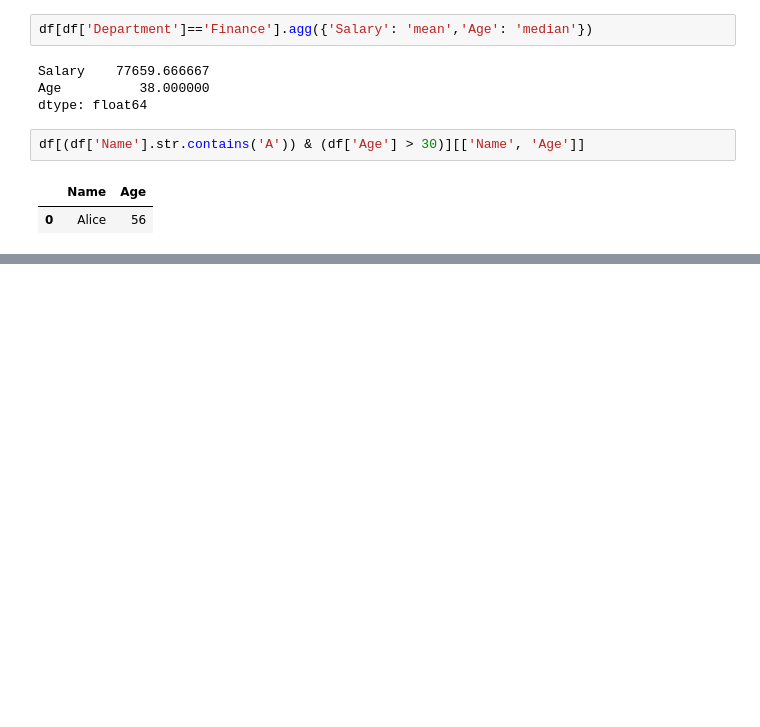
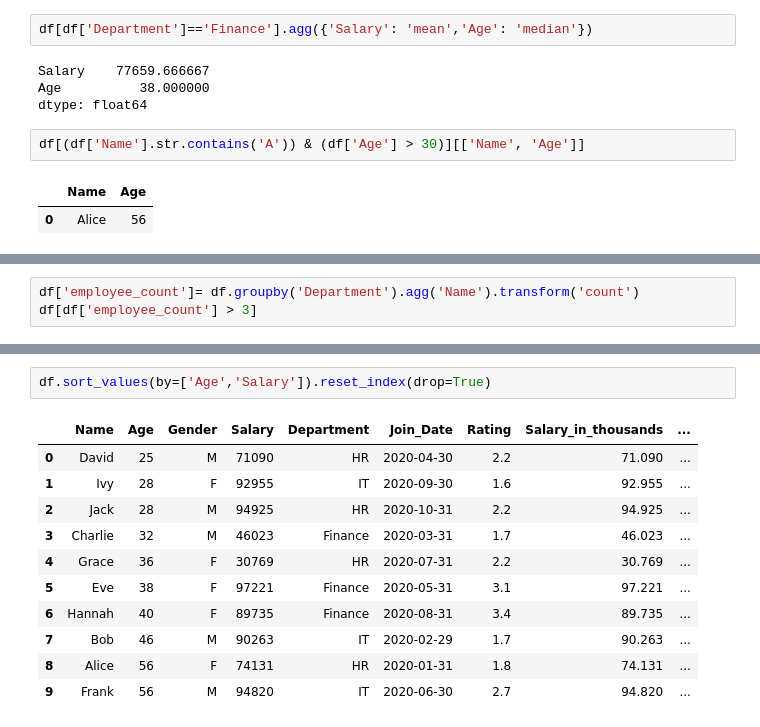
Before and after one commit to pm1905/PythonPractice, a Jupyter notebook: DataframePractice.ipynb, the cells around one changed output, grey strips where cells are left out. Saved outputs shown, nothing was run; the diff lists cells and outputs as text; blank space fills up the shorter version.

```diff
--- a/DataframePractice.ipynb
+++ b/DataframePractice.ipynb
@@ -206,0 +327,3 @@ df[(df['Name'].str.contains('A')) & (df['Age'] > 30)][['Name', 'Age']]
+# %%
+df['employee_count']= df.groupby('Department').agg('Name').transform('count')
+df[df['employee_count'] > 3]
@@ -206,0 +367,14 @@ df[(df['Name'].str.contains('A')) & (df['Age'] > 30)][['Name', 'Age']]
+# %%
+df.sort_values(by=['Age','Salary']).reset_index(drop=True)
+# %% [output]
+|  | Name | Age | Gender | Salary | Department | Join_Date | Rating | Salary_in_thousands | ... |
+| 0 | David | 25 | M | 71090 | HR | 2020-04-30 | 2.2 | 71.090 | ... |
+| 1 | Ivy | 28 | F | 92955 | IT | 2020-09-30 | 1.6 | 92.955 | ... |
+| 2 | Jack | 28 | M | 94925 | HR | 2020-10-31 | 2.2 | 94.925 | ... |
+| 3 | Charlie | 32 | M | 46023 | Finance | 2020-03-31 | 1.7 | 46.023 | ... |
+| 4 | Grace | 36 | F | 30769 | HR | 2020-07-31 | 2.2 | 30.769 | ... |
+| 5 | Eve | 38 | F | 97221 | Finance | 2020-05-31 | 3.1 | 97.221 | ... |
+| 6 | Hannah | 40 | F | 89735 | Finance | 2020-08-31 | 3.4 | 89.735 | ... |
+| 7 | Bob | 46 | M | 90263 | IT | 2020-02-29 | 1.7 | 90.263 | ... |
+| 8 | Alice | 56 | F | 74131 | HR | 2020-01-31 | 1.8 | 74.131 | ... |
+| 9 | Frank | 56 | M | 94820 | IT | 2020-06-30 | 2.7 | 94.820 | ... |
```
Also changed, not shown: parts of 22 cells of this notebook.
